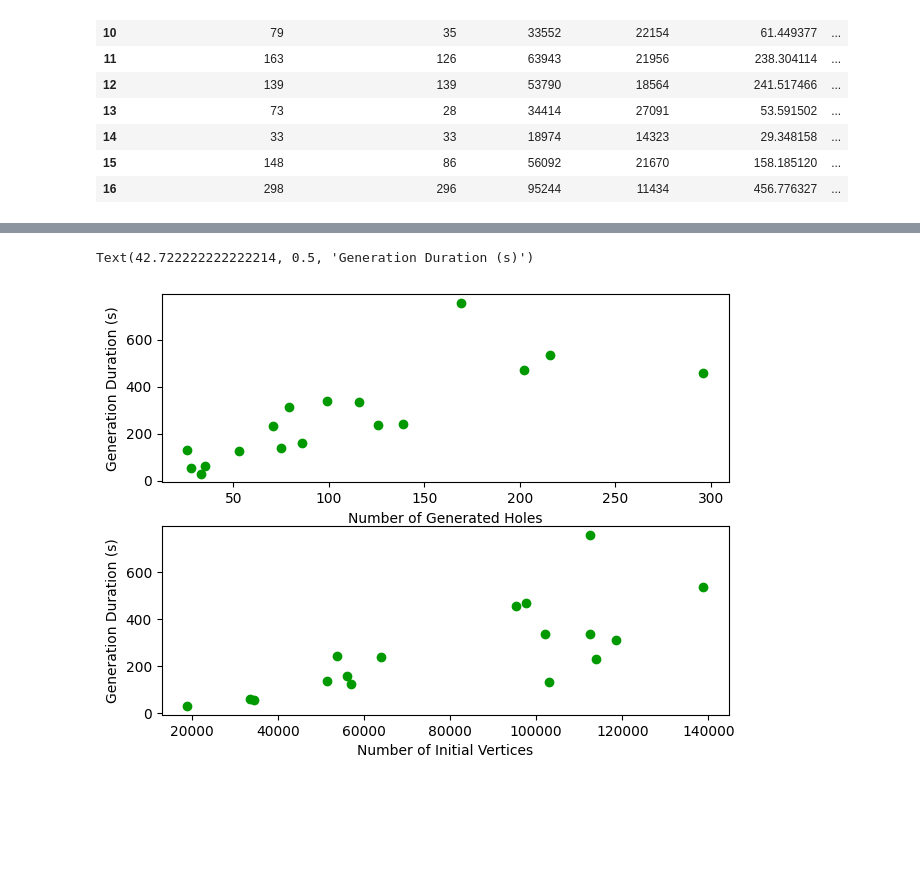
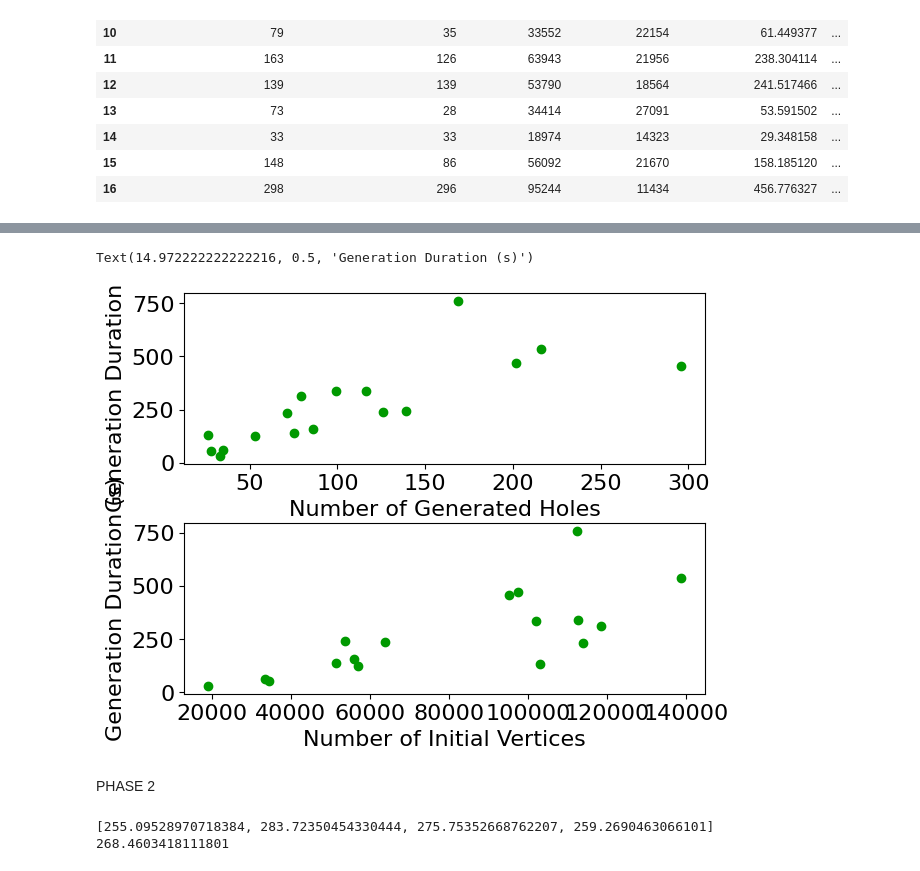
Before and after one commit to kaleFruit/Partial-Prostheses, a Jupyter notebook: strengthAnalysis/analysis.ipynb, the cells around one changed output, grey strips where cells are left out. Saved outputs shown, nothing was run; the diff lists cells and outputs as text; code cells hidden in the pictures; blank space fills up the shorter version.

Commit message:
basic generation done

```diff
--- a/strengthAnalysis/analysis.ipynb
+++ b/strengthAnalysis/analysis.ipynb
@@ -11,6 +11,7 @@ def processData(filename: str):
     axs[1] = plt.scatter(df["Force"], df["Distance"])
     print(len(df["D"]))
 # %%
+plt.rcParams.update({'font.size': 24})
 withHoles = pd.read_csv("gen1h2.txt", sep=",", header=None, names=["Distance", "Force"])
 toDrop = []
 for valIdx in range(len(withHoles["Force"])):
@@ -53,4 +54,6 @@ plt.legend(["W/ Holes", "W/out Holes"], loc ="upper right")
 # %%
+import pandas as pd
+plt.rcParams.update({'font.size': 12})
 withHoles = pd.read_csv("gen1h2.txt", sep=",", header=None, names=["Distance", "Force"])
 toDrop = []
 for valIdx in range(len(withHoles["Force"])):
@@ -234,14 +234,28 @@ dtype: float64
 # %%
 import matplotlib.pyplot as plt
 
 fig, axs = plt.subplots(2)
+plt.rcParams.update({'font.size': 14})
+
 fig.tight_layout()
 axs[0].scatter(df["Number of Generated Holes"], df["Generation Duration (s)"], color = (0,0.6, 0))
 axs[0].set_xlabel("Number of Generated Holes")
 axs[0].set_ylabel("Generation Duration (s)")
 axs[1].scatter(df["initNumVertices"], df["Generation Duration (s)"], color = (0,0.6, 0))
 axs[1].set_xlabel("Number of Initial Vertices")
 axs[1].set_ylabel("Generation Duration (s)")
 # %% [output]
-Text(42.722222222222214, 0.5, 'Generation Duration (s)')
+Text(14.972222222222216, 0.5, 'Generation Duration (s)')
-[figure, old version]
+[figure, new version]
+# %% [markdown]
+PHASE 2
+# %%
+vals = []
+with open("connectiveGnerationTimes.txt", 'r') as file:
+    for line in file:
+        vals.append(float(line.strip("\n")))
+print(vals)
+print(sum(vals)/len(vals))
+# %% [output]
+[255.09528970718384, 283.72350454330444, 275.75352668762207, 259.2690463066101]
+268.4603418111801
```
Also changed, not shown: parts of 7 cells of this notebook, 30 other files.
